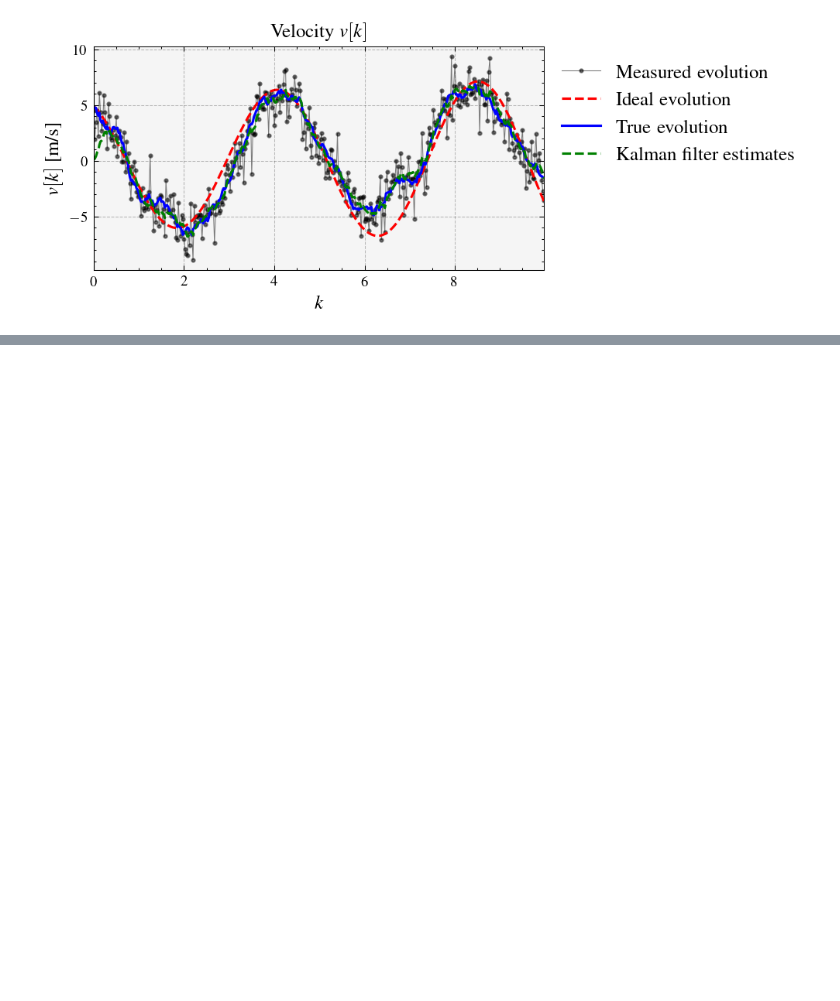
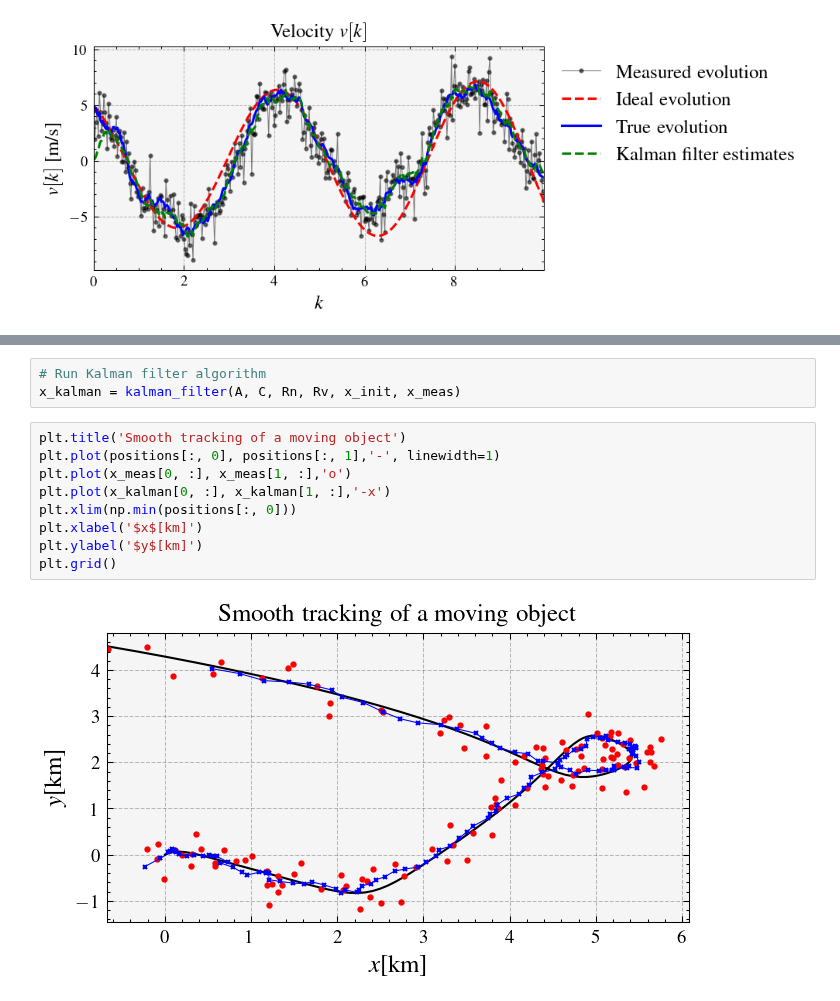
Before and after one commit to edsonportosilva/AdaptiveSignalProcessing, a Jupyter notebook: notebooks/7. Kalman filters.ipynb, the cells around one changed output, grey strips where cells are left out. Saved outputs shown, nothing was run; the diff lists cells and outputs as text; blank space fills up the shorter version.

```diff
--- a/notebooks/7. Kalman filters.ipynb
+++ b/notebooks/7. Kalman filters.ipynb
@@ -276,0 +400,14 @@ plt.grid();
+# %%
+# Run Kalman filter algorithm
+x_kalman = kalman_filter(A, C, Rn, Rv, x_init, x_meas)
+# %%
+plt.title('Smooth tracking of a moving object')
+plt.plot(positions[:, 0], positions[:, 1],'-', linewidth=1)
+plt.plot(x_meas[0, :], x_meas[1, :],'o')
+plt.plot(x_kalman[0, :], x_kalman[1, :],'-x')
+plt.xlim(np.min(positions[:, 0]))
+plt.xlabel('$x$[km]')
+plt.ylabel('$y$[km]')
+plt.grid()
+# %% [output]
+[figure, added]
```
Also changed, not shown: parts of 6 cells of this notebook.
